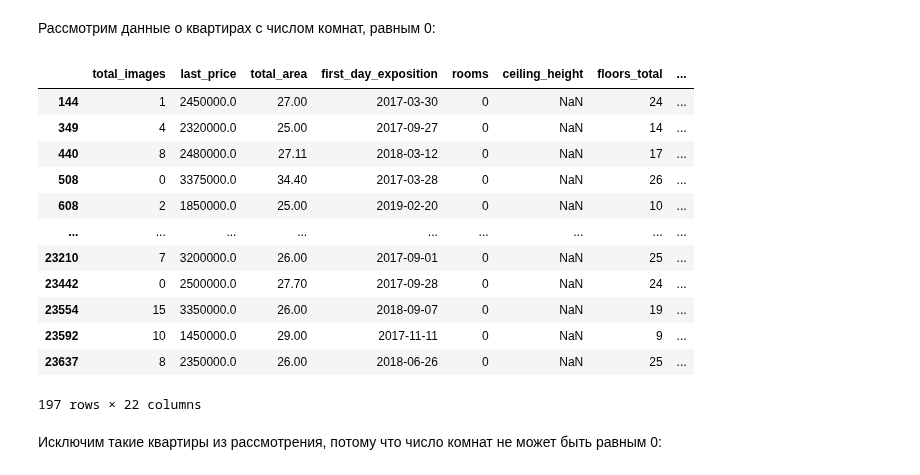
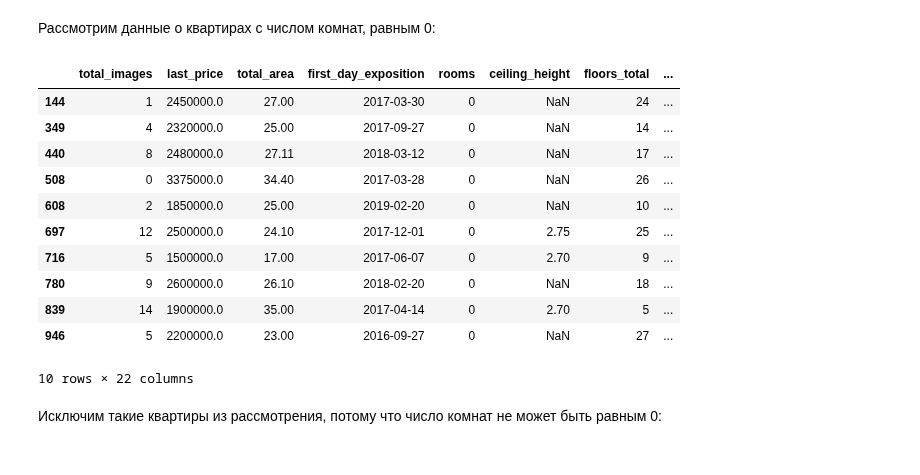
Before and after one commit to andrewsalmin/practicum-data-analysis, a Jupyter notebook: notebooks/saint-petersburg-real-estate.ipynb, the cells around one changed output. Cells and saved outputs as stored; diff of their text form; code cells hidden in the pictures.

```diff
--- a/notebooks/saint-petersburg-real-estate.ipynb
+++ b/notebooks/saint-petersburg-real-estate.ipynb
@@ -355,21 +343,20 @@ data = data[(data['airports_nearest'] > 0) | data['airports_nearest'].isna()]
 # %% [markdown]
 Рассмотрим данные о квартирах с числом комнат, равным 0:
 # %%
-data[data['rooms'] == 0]
+data[data['rooms'] == 0].head(10)
 # %% [output]
 |  | total_images | last_price | total_area | first_day_exposition | rooms | ceiling_height | floors_total | ... |
 | 144 | 1 | 2450000.0 | 27.00 | 2017-03-30 | 0 | NaN | 24 | ... |
 | 349 | 4 | 2320000.0 | 25.00 | 2017-09-27 | 0 | NaN | 14 | ... |
 | 440 | 8 | 2480000.0 | 27.11 | 2018-03-12 | 0 | NaN | 17 | ... |
 | 508 | 0 | 3375000.0 | 34.40 | 2017-03-28 | 0 | NaN | 26 | ... |
 | 608 | 2 | 1850000.0 | 25.00 | 2019-02-20 | 0 | NaN | 10 | ... |
-| ... | ... | ... | ... | ... | ... | ... | ... | ... |
-| 23210 | 7 | 3200000.0 | 26.00 | 2017-09-01 | 0 | NaN | 25 | ... |
-| 23442 | 0 | 2500000.0 | 27.70 | 2017-09-28 | 0 | NaN | 24 | ... |
-| 23554 | 15 | 3350000.0 | 26.00 | 2018-09-07 | 0 | NaN | 19 | ... |
-| 23592 | 10 | 1450000.0 | 29.00 | 2017-11-11 | 0 | NaN | 9 | ... |
-| 23637 | 8 | 2350000.0 | 26.00 | 2018-06-26 | 0 | NaN | 25 | ... |
+| 697 | 12 | 2500000.0 | 24.10 | 2017-12-01 | 0 | 2.75 | 25 | ... |
+| 716 | 5 | 1500000.0 | 17.00 | 2017-06-07 | 0 | 2.70 | 9 | ... |
+| 780 | 9 | 2600000.0 | 26.10 | 2018-02-20 | 0 | NaN | 18 | ... |
+| 839 | 14 | 1900000.0 | 35.00 | 2017-04-14 | 0 | 2.70 | 5 | ... |
+| 946 | 5 | 2200000.0 | 23.00 | 2016-09-27 | 0 | NaN | 27 | ... |
-197 rows × 22 columns
+10 rows × 22 columns
 # %% [markdown]
 Исключим такие квартиры из рассмотрения, потому что число комнат не может быть равным 0:
 # %%
```
Also changed, not shown: parts of 3 cells of this notebook.
